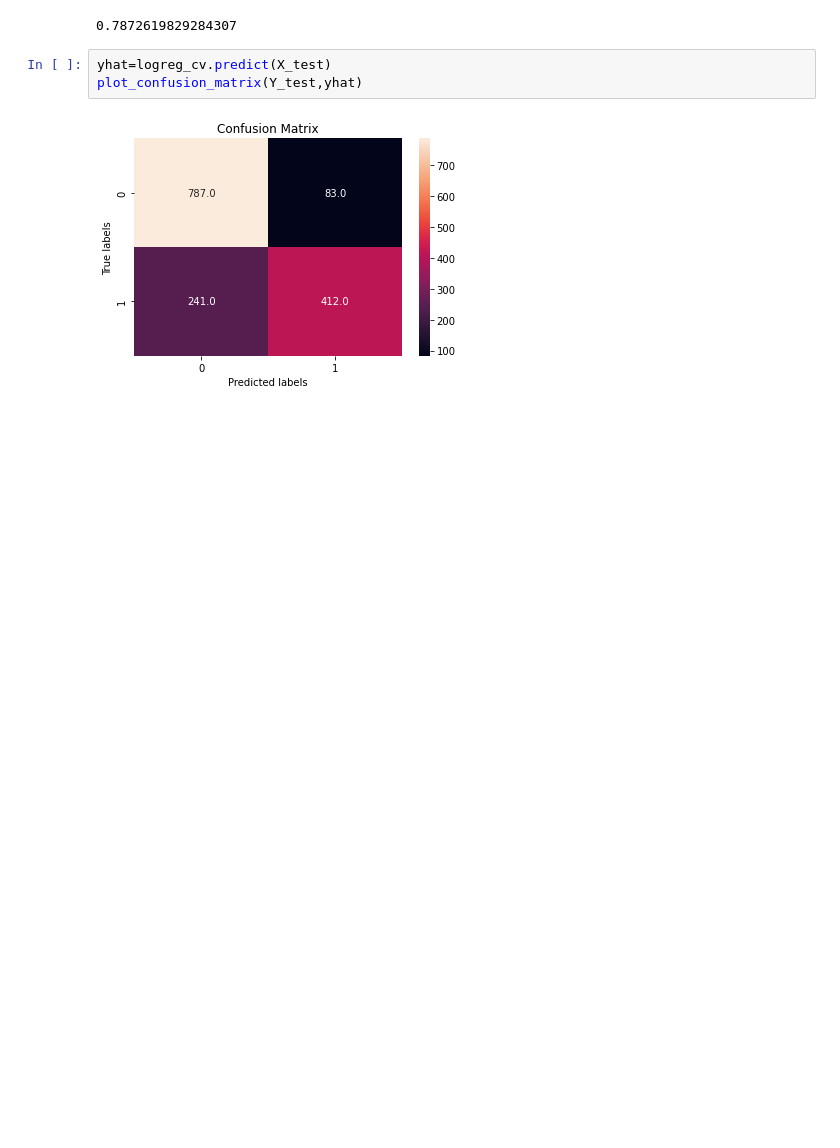
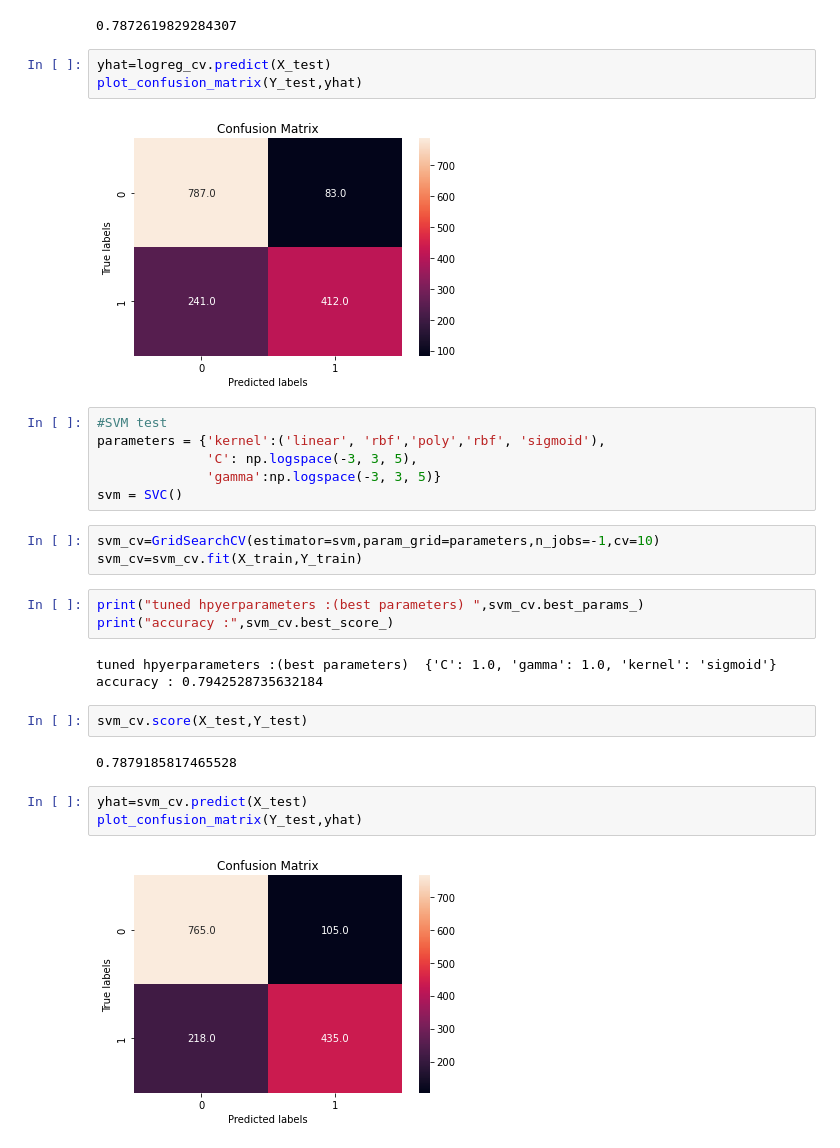
Before and after one commit to shasha920/NLP, a Jupyter notebook: twitterLogConfusion.ipynb, the cells around one changed output. Drawn from its saved outputs; the diff is of its cells as text; blank space fills up the shorter version.

```diff
--- a/twitterLogConfusion.ipynb
+++ b/twitterLogConfusion.ipynb
@@ -263,3 +263,27 @@ yhat=logreg_cv.predict(X_test)
 plot_confusion_matrix(Y_test,yhat)
 # %% [output]
 [figure]
+# %%
+#SVM test
+parameters = {'kernel':('linear', 'rbf','poly','rbf', 'sigmoid'),
+              'C': np.logspace(-3, 3, 5),
+              'gamma':np.logspace(-3, 3, 5)}
+svm = SVC()
+# %%
+svm_cv=GridSearchCV(estimator=svm,param_grid=parameters,n_jobs=-1,cv=10)
+svm_cv=svm_cv.fit(X_train,Y_train)
+# %%
+print("tuned hpyerparameters :(best parameters) ",svm_cv.best_params_)
+print("accuracy :",svm_cv.best_score_)
+# %% [output]
+tuned hpyerparameters :(best parameters)  {'C': 1.0, 'gamma': 1.0, 'kernel': 'sigmoid'}
+accuracy : 0.7942528735632184
+# %%
+svm_cv.score(X_test,Y_test)
+# %% [output]
+0.7879185817465528
+# %%
+yhat=svm_cv.predict(X_test)
+plot_confusion_matrix(Y_test,yhat)
+# %% [output]
+[figure, added]
```
Also changed, not shown: parts of 10 cells of this notebook.
